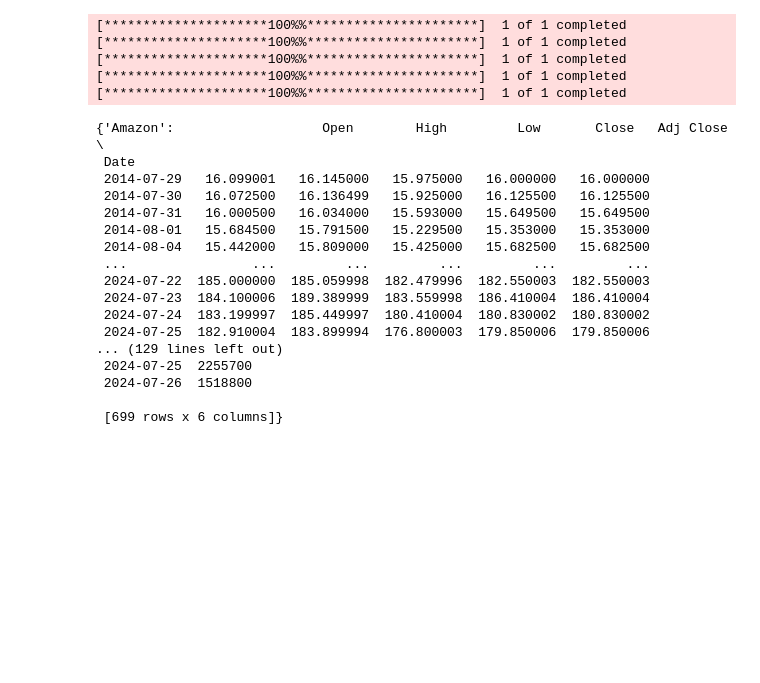
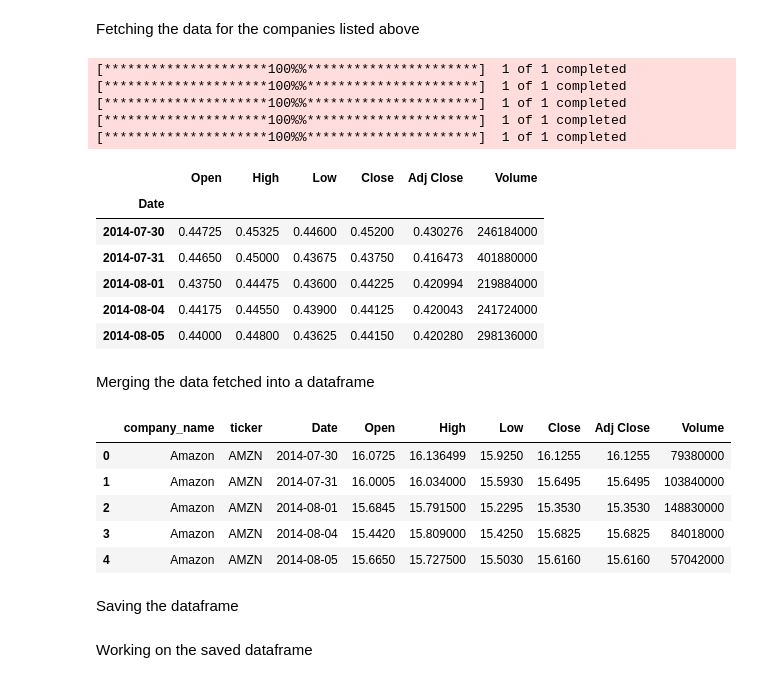
Before and after one commit to IshaanShinde/Stock-Price-Prediction, a Jupyter notebook: stock_price_prediction.ipynb, the cells around one changed output. Cells and saved outputs as stored; diff of their text form; code cells hidden in the pictures; blank space fills up the shorter version.

```diff
--- a/stock_price_prediction.ipynb
+++ b/stock_price_prediction.ipynb
@@ -15,11 +19,13 @@ companies = {'Amazon': 'AMZN',
              'META'  : 'META',
              'AMD'   : 'AMD',
              'GitLab': 'GTLB'}
+# %% [markdown]
+Fetching the data for the companies listed above
 # %%
 dataset = {}
 
-for company_name, company_ticket in companies.items():
-    dataset[company_name] = yf.download(company_ticket, timestamp_start, timestamp_end)
+for company_name, ticker in companies.items():
+    dataset[company_name] = yf.download(ticker, timestamp_start, timestamp_end)
 # %% [output]
 [*********************100%%**********************]  1 of 1 completed
 [*********************100%%**********************]  1 of 1 completed
@@ -27,22 +33,42 @@ for company_name, company_ticket in companies.items():
 [*********************100%%**********************]  1 of 1 completed
 [*********************100%%**********************]  1 of 1 completed
 # %%
-dataset
+dataset['Nvidia'].head()
 # %% [output]
-{'Amazon':                   Open        High         Low       Close   Adj Close  \
- Date
- 2014-07-29   16.099001   16.145000   15.975000   16.000000   16.000000
- 2014-07-30   16.072500   16.136499   15.925000   16.125500   16.125500
- 2014-07-31   16.000500   16.034000   15.593000   15.649500   15.649500
- 2014-08-01   15.684500   15.791500   15.229500   15.353000   15.353000
- 2014-08-04   15.442000   15.809000   15.425000   15.682500   15.682500
- ...                ...         ...         ...         ...         ...
- 2024-07-22  185.000000  185.059998  182.479996  182.550003  182.550003
- 2024-07-23  184.100006  189.389999  183.559998  186.410004  186.410004
- 2024-07-24  183.199997  185.449997  180.410004  180.830002  180.830002
- 2024-07-25  182.910004  183.899994  176.800003  179.850006  179.850006
-... (129 lines left out)
- 2024-07-25  2255700
- 2024-07-26  1518800
-
- [699 rows x 6 columns]}
+|  | Open | High | Low | Close | Adj Close | Volume |
+| Date |  |  |  |  |  |  |
+| 2014-07-30 | 0.44725 | 0.45325 | 0.44600 | 0.45200 | 0.430276 | 246184000 |
+| 2014-07-31 | 0.44650 | 0.45000 | 0.43675 | 0.43750 | 0.416473 | 401880000 |
+| 2014-08-01 | 0.43750 | 0.44475 | 0.43600 | 0.44225 | 0.420994 | 219884000 |
+| 2014-08-04 | 0.44175 | 0.44550 | 0.43900 | 0.44125 | 0.420043 | 241724000 |
+| 2014-08-05 | 0.44000 | 0.44800 | 0.43625 | 0.44150 | 0.420280 | 298136000 |
+# %% [markdown]
+Merging the data fetched into a dataframe
+# %%
+dataframes = []
+
+for company_name, company_data in dataset.items():
+    # restting the index to turn the DatetimeIndex into a column
+    temp_dataframe = company_data.reset_index()
+
+    temp_dataframe['company_name'] = company_name
+    temp_dataframe['ticker'] = companies[company_name]
+
+    # reordering the columns
+    temp_dataframe = temp_dataframe[['company_name', 'ticker', 'Date', 'Open', 'High', 'Low', 'Close', 'Adj Close', 'Volume']]
+
+    dataframes.append(temp_dataframe)
+
+# concat all DataFrames in the list
+dataframe = pd.concat(dataframes, ignore_index=True)
+# %%
+dataframe.head()
+# %% [output]
+|  | company_name | ticker | Date | Open | High | Low | Close | Adj Close | Volume |
+| 0 | Amazon | AMZN | 2014-07-30 | 16.0725 | 16.136499 | 15.9250 | 16.1255 | 16.1255 | 79380000 |
+| 1 | Amazon | AMZN | 2014-07-31 | 16.0005 | 16.034000 | 15.5930 | 15.6495 | 15.6495 | 103840000 |
+| 2 | Amazon | AMZN | 2014-08-01 | 15.6845 | 15.791500 | 15.2295 | 15.3530 | 15.3530 | 148830000 |
+| 3 | Amazon | AMZN | 2014-08-04 | 15.4420 | 15.809000 | 15.4250 | 15.6825 | 15.6825 | 84018000 |
+| 4 | Amazon | AMZN | 2014-08-05 | 15.6650 | 15.727500 | 15.5030 | 15.6160 | 15.6160 | 57042000 |
+# %% [markdown]
+Saving the dataframe
@@ -48,0 +77,2 @@ dataset
+# %% [markdown]
+Working on the saved dataframe
```
Also changed, not shown: parts of 21 cells of this notebook, 6 other files.
